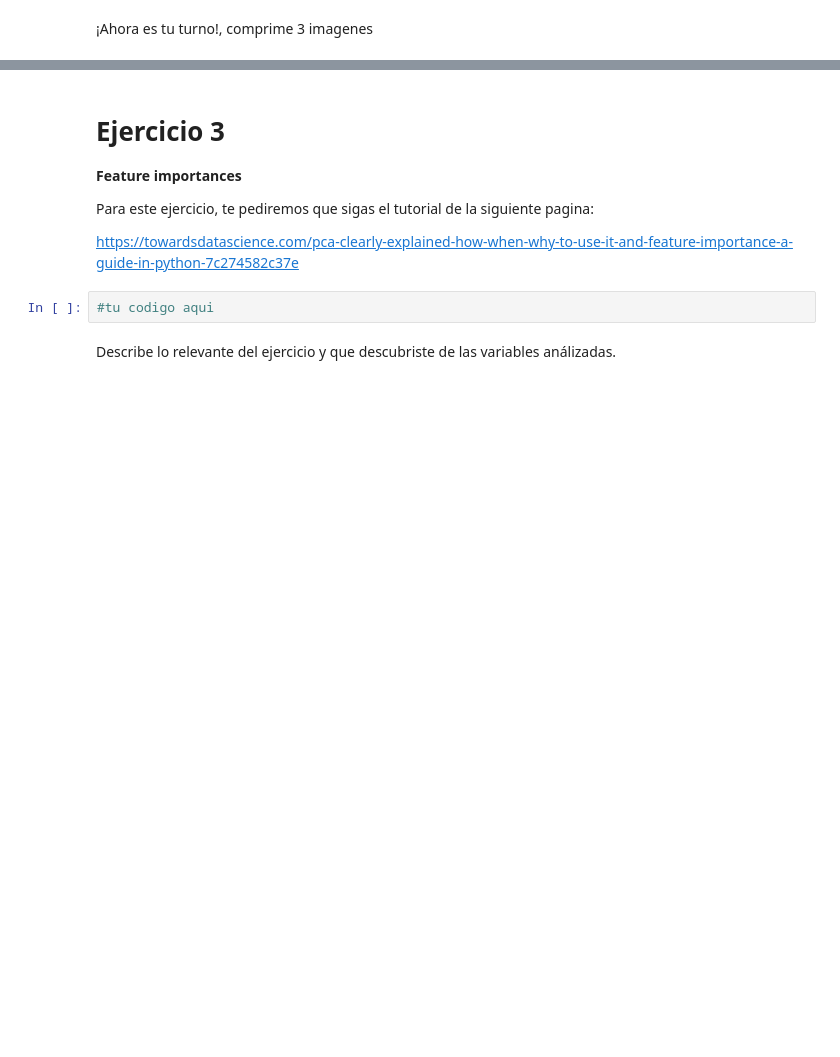
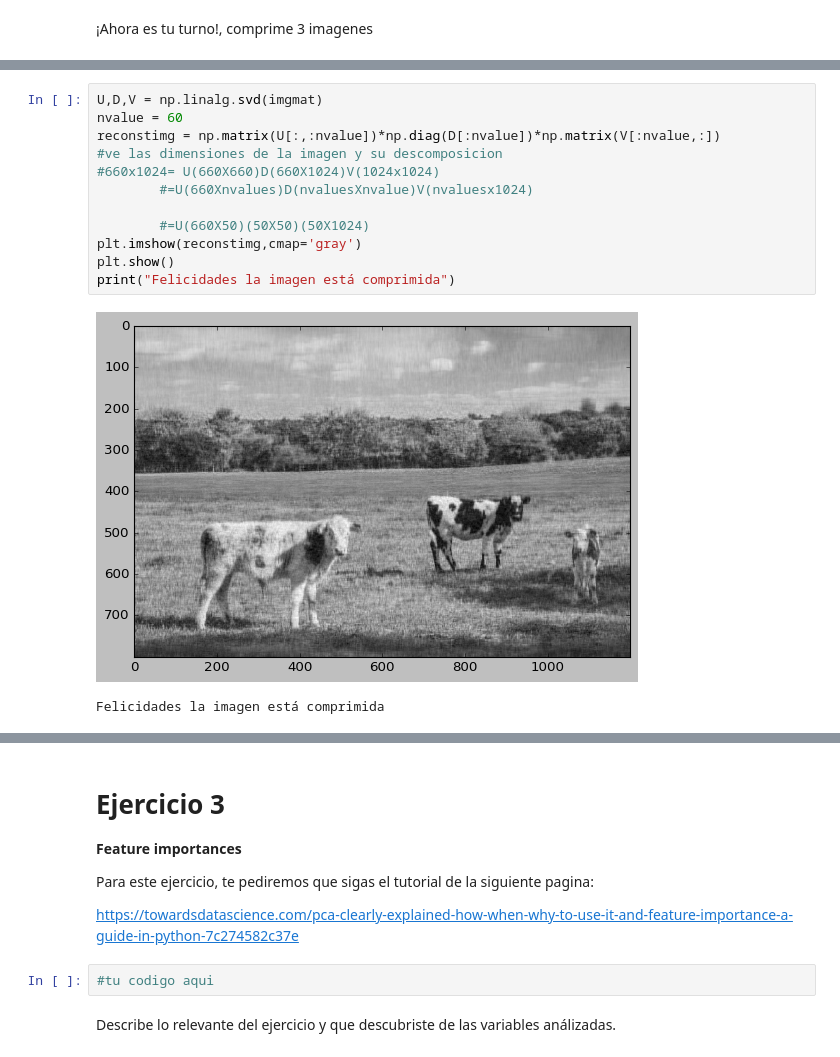
Before and after one commit to PosgradoMNA/actividades-de-aprendizaje-A01081266, a Jupyter notebook: Reduccion_dimensionesA01081266.ipynb, the cells around one changed output, grey strips where cells are left out. Drawn from its saved outputs; the diff is of its cells as text; blank space fills up the shorter version.

```diff
--- a/Reduccion_dimensionesA01081266.ipynb
+++ b/Reduccion_dimensionesA01081266.ipynb
@@ -200,0 +412,15 @@ print("Felicidades la imagen está comprimida")
+# %%
+U,D,V = np.linalg.svd(imgmat)
+nvalue = 60
+reconstimg = np.matrix(U[:,:nvalue])*np.diag(D[:nvalue])*np.matrix(V[:nvalue,:])
+#ve las dimensiones de la imagen y su descomposicion
+#660x1024= U(660X660)D(660X1024)V(1024x1024)
+        #=U(660Xnvalues)D(nvaluesXnvalue)V(nvaluesx1024)
+
+        #=U(660X50)(50X50)(50X1024)
+plt.imshow(reconstimg,cmap='gray')
+plt.show()
+print("Felicidades la imagen está comprimida")
+# %% [output]
+[figure, added]
+Felicidades la imagen está comprimida
```
Also changed, not shown: parts of 25 cells of this notebook.
